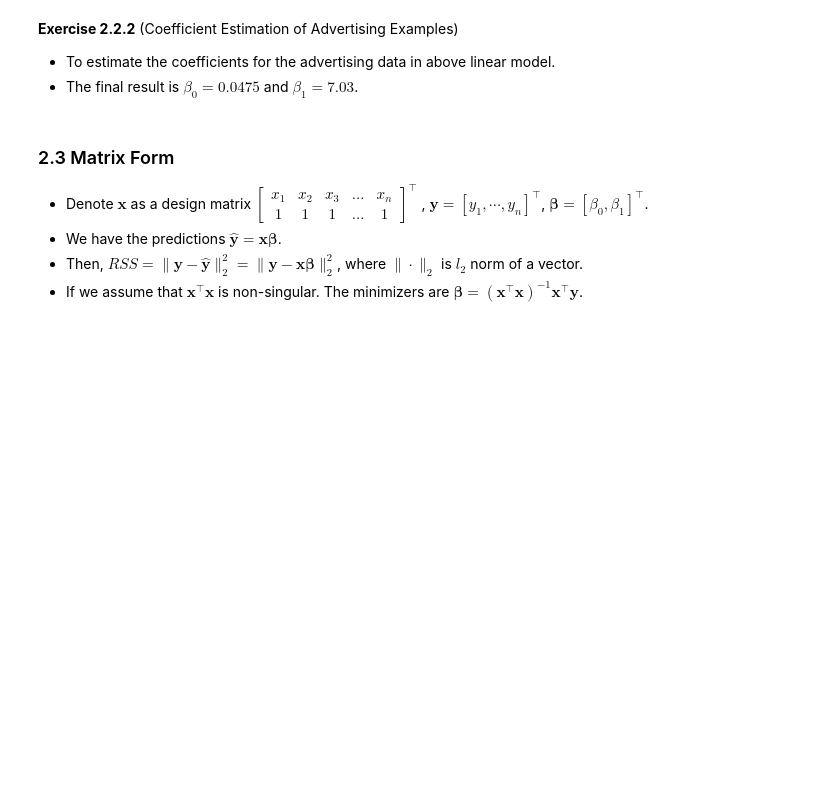
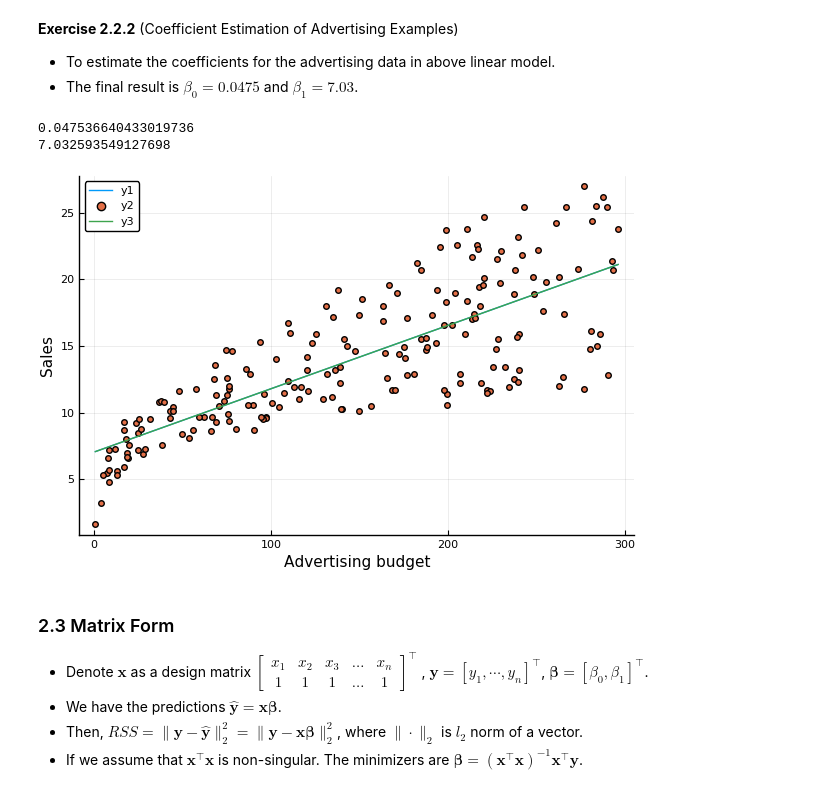
Before and after one commit to co234/AML_using_Julia, a Jupyter notebook: Lab01.ipynb, the cells around one changed output. Cells and saved outputs as stored; diff of their text form; code cells hidden in the pictures; blank space fills up the shorter version.

```diff
--- a/Lab01.ipynb
+++ b/Lab01.ipynb
@@ -360,3 +394,26 @@ Julia:
+# %%
+n = length(sales)
+mean_budget = sum(budget)/n
+mean_sales = sum(sales)/n
+den = sum([(item-mean_budget)^2 for item in budget])
+mol = sum([(budget[i]-mean_budget)*(sales[i]-mean_sales) for i in (1:n)])
+beta_0 = mol/den
+beta_1 = mean_sales - beta_0 * mean_budget
+
+println(beta_0)
+println(beta_1)
+
+pred_y = [beta_0 * item + beta_1 for item in budget]
+
+pyplot()
+
+plot!(budget, sales, seriestype=:scatter,xaxis="Advertising budget", yaxis="Sales")
+plot!(budget, pred_y,seriestype=:line)
+#plot!(p1,p2,subplot = 1)
+# %% [output]
+0.047536640433019736
+7.032593549127698
+[figure, added]
 # %% [markdown]
 ### 2.3 Matrix Form
 * Denote $\mathbf{x}$ as a design matrix $\begin{bmatrix}
```
Also changed, not shown: parts of 12 cells of this notebook, 2 other files.
